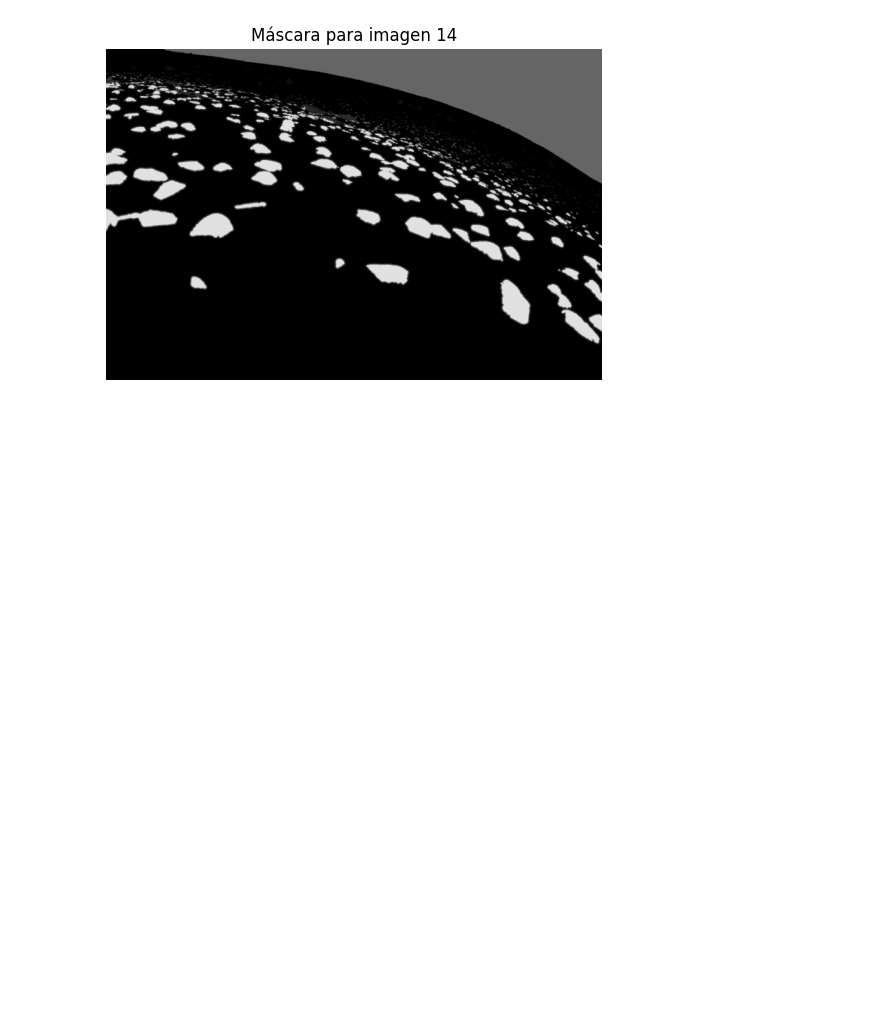
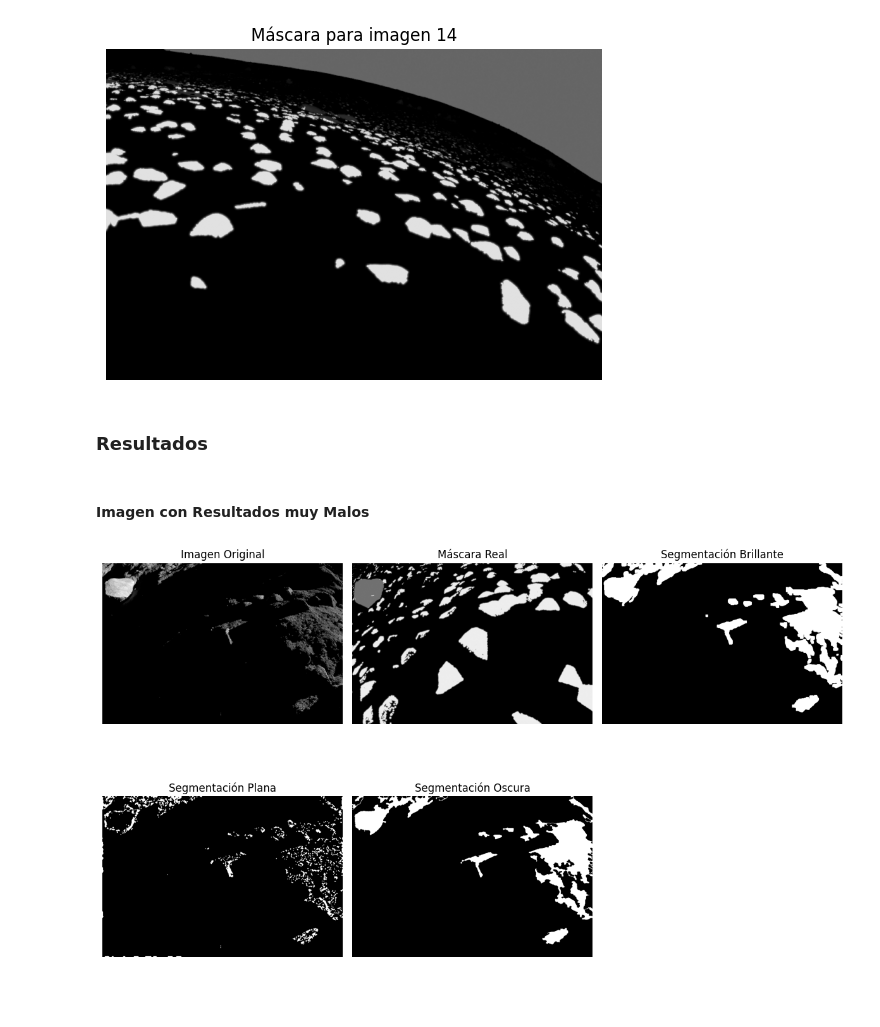
Before and after one commit to amag1/lunar-image-segmentation, a Jupyter notebook: grafics_and_plots.ipynb, the cells around one changed output. Drawn from its saved outputs; the diff is of its cells as text; code cells hidden in the pictures; blank space fills up the shorter version.

Commit message:
Add some plots

```diff
--- a/grafics_and_plots.ipynb
+++ b/grafics_and_plots.ipynb
@@ -315,3 +319,34 @@ if __name__ == "__main__":
         print(e)
 # %% [output]
 [figure]
+# %% [markdown]
+### Resultados
+# %% [markdown]
+#### Imagen con Resultados muy Malos
+# %%
+# Load render 003
+if __name__ == "__main__":
+    image_number = 3
+    formated_num = str(image_number).zfill(4)
+    image_path = f"dataset/images/render/render{formated_num}.png"
+    image = cv2.imread(image_path, cv2.IMREAD_GRAYSCALE)
+    real_mask_path = f"dataset/images/ground/ground{formated_num}.png"
+    real_mask = cv2.imread(real_mask_path, cv2.IMREAD_GRAYSCALE)
+
+    # Create a mask for each method
+    mask_bright = segment_bright_image(image)
+    mask_flat = segment_flat_image(image)
+    mask_dark = segment_dark_image(image)
+
+    # Plot the original image, masks, and real mask
+    images_to_plot = [image, real_mask, mask_bright, mask_flat, mask_dark]
+    titles = [
+        'Imagen Original',
+        'Máscara Real',
+        'Segmentación Brillante',
+        'Segmentación Plana',
+        'Segmentación Oscura'
+    ]
+    plot_images_grid(images_to_plot, titles=titles, cols=3)
+# %% [output]
+[figure, added]
```
Also changed, not shown: parts of 5 cells of this notebook.
